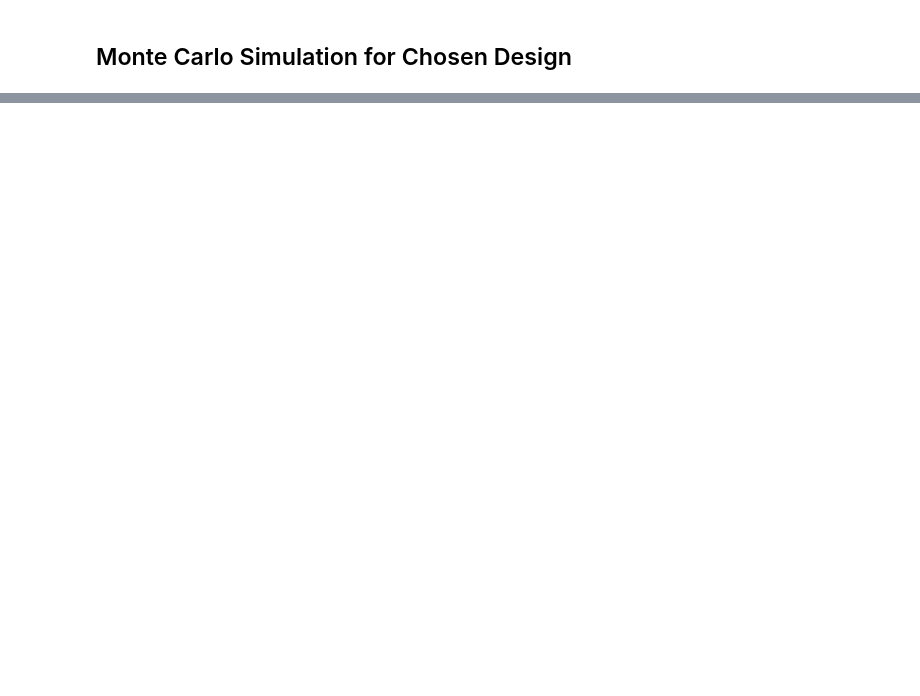
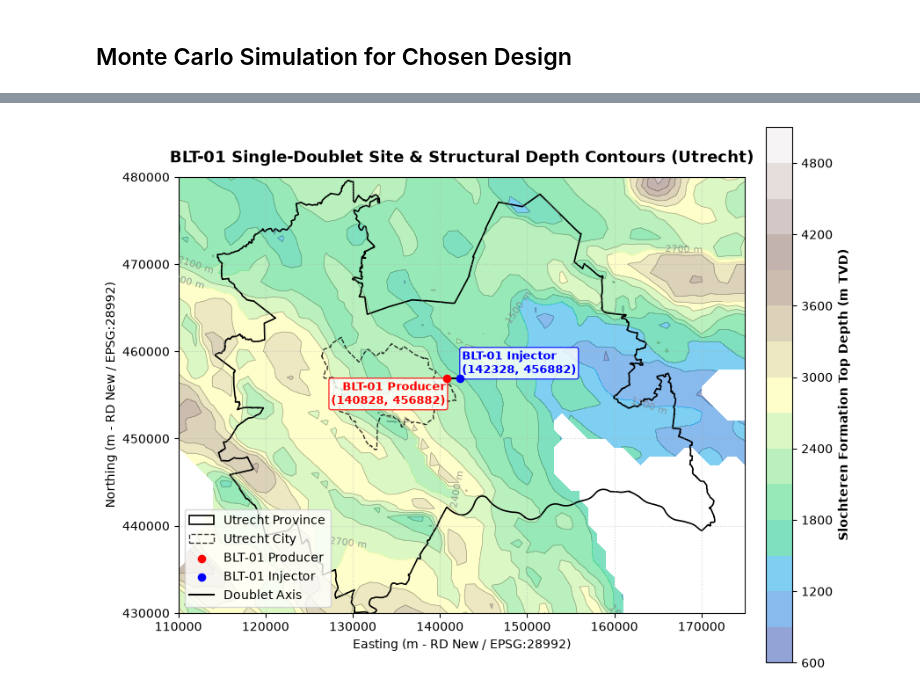
Before and after one commit to sadaraka-kadi/utrecht-geothermal-screening, a Jupyter notebook: notebooks/04_power_economics.ipynb, the cells around one changed output, grey strips where cells are left out. Drawn from its saved outputs; the diff is of its cells as text; code cells hidden in the pictures; blank space fills up the shorter version.

```diff
--- a/notebooks/04_power_economics.ipynb
+++ b/notebooks/04_power_economics.ipynb
@@ -667,0 +690,41 @@ fig.savefig(FIG / "mc_power.png", dpi=200, bbox_inches="tight")
+# %%
+fig, ax = plt.subplots(figsize=(9, 9))
+
+# Contours
+contour_levels = 15
+cf = ax.contourf(X, Y, Z, levels=contour_levels, cmap="terrain", alpha=0.5)
+cs = ax.contour(X, Y, Z, levels=contour_levels, colors="grey", linewidths=0.5, alpha=0.7)
+ax.clabel(cs, inline=True, fontsize=8, fmt="%d m")
+
+cbar = fig.colorbar(cf, ax=ax, shrink=0.7, pad=0.03)
+cbar.set_label("Slochteren Formation Top Depth (m TVD)", fontsize=10, fontweight="bold")
+
+# GIS administrative boundaries
+utrecht_province.plot(ax=ax, facecolor="none", edgecolor="black", linewidth=1.2, label="Utrecht Province")
+utrecht_city.plot(ax=ax, facecolor="none", edgecolor="black", linestyle="--", linewidth=1.0, alpha=0.8, label="Utrecht City")
+
+# BLT-01 Geothermal Doublet
+ax.scatter([prod_x], [prod_y], color='red', s=35, label='BLT-01 Producer', zorder=5)
+ax.scatter([inj_x], [inj_y], color='blue', s=35, label='BLT-01 Injector', zorder=5)
+ax.plot([prod_x, inj_x], [prod_y, inj_y], color='black', linewidth=1.5, linestyle='-', label='Doublet Axis')
+
+# Annotations
+ax.text(prod_x - 200, prod_y - 200, 'BLT-01 Producer\n(140828, 456882)', fontsize=9, ha="right", va='top', fontweight='bold', color='red', bbox=dict(boxstyle='round,pad=0.2', facecolor='white', alpha=0.8, edgecolor='red'))
+ax.text(inj_x + 200, inj_y + 200, 'BLT-01 Injector\n(142328, 456882)', fontsize=9, ha='left', va='bottom', fontweight='bold', color='blue', bbox=dict(boxstyle='round,pad=0.2', facecolor='white', alpha=0.8, edgecolor='blue'))
+
+# 6. Map Formatting
+ax.set_xlim(X_MIN, X_MAX)
+ax.set_ylim(Y_MIN, Y_MAX)
+ax.set_title("BLT-01 Single-Doublet Site & Structural Depth Contours (Utrecht)", fontsize=13, fontweight='bold', pad=12)
+ax.set_xlabel("Easting (m - RD New / EPSG:28992)", fontsize=10)
+ax.set_ylabel("Northing (m - RD New / EPSG:28992)", fontsize=10)
+ax.grid(True, linestyle=':', alpha=0.5)
+ax.legend(loc='lower left', frameon=True)
+
+plt.tight_layout()
+fig.savefig(FIG / "BLT-01 site map.png", dpi=200, bbox_inches="tight")
+plt.show()
+
+ds.close()
+# %% [output]
+[figure, added]
```
Also changed, not shown: parts of 14 cells of this notebook.
